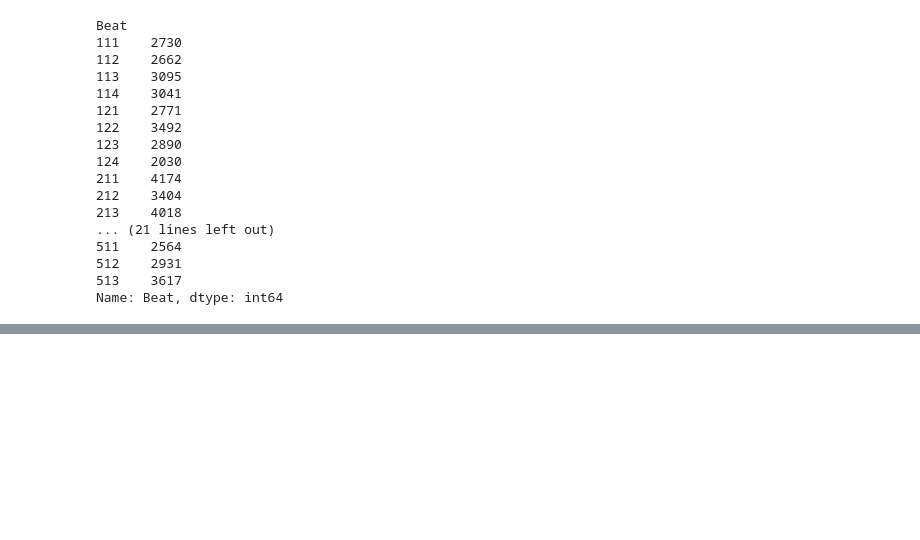
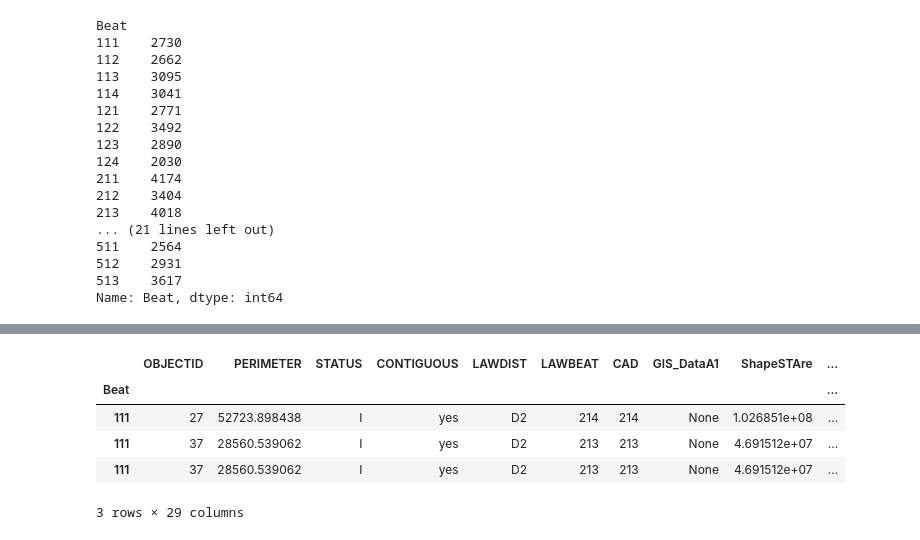
Before and after one commit to sadiesheridan/dataplus-project27-community-safety-durham, a Jupyter notebook: 10_code/EDA.ipynb, the cells around one changed output, grey strips where cells are left out. Cells and saved outputs as stored; diff of their text form; code cells hidden in the pictures; blank space fills up the shorter version.

```diff
--- a/10_code/EDA.ipynb
+++ b/10_code/EDA.ipynb
@@ -431,2 +428,0 @@ policebeats_w_dpd['Pcall'] = np.where(policebeats_w_dpd['Priority']!= '[P]', Tru
-# %%
-policebeats_w_dpd['Count'] = np.where(policebeats_w_dpd[])
@@ -509,0 +503,14 @@ KeyError: 'Beat'
+# %%
+#Merged the caller data with combcalls by changing the index
+policebeats_w_dpd2 = policebeats_w_dpd.copy()
+
+combcalls_merge = policebeats_w_dpd2.set_index('Beat').join(combcalls.set_index('Beat'))
+
+combcalls_merge.head(3)
+# %% [output]
+|  | OBJECTID | PERIMETER | STATUS | CONTIGUOUS | LAWDIST | LAWBEAT | CAD | GIS_DataA1 | ShapeSTAre | ... |
+| Beat |  |  |  |  |  |  |  |  |  | ... |
+| 111 | 27 | 52723.898438 | I | yes | D2 | 214 | 214 | None | 1.026851e+08 | ... |
+| 111 | 37 | 28560.539062 | I | yes | D2 | 213 | 213 | None | 4.691512e+07 | ... |
+| 111 | 37 | 28560.539062 | I | yes | D2 | 213 | 213 | None | 4.691512e+07 | ... |
+3 rows × 29 columns
```
Also changed, not shown: parts of 13 cells of this notebook.
